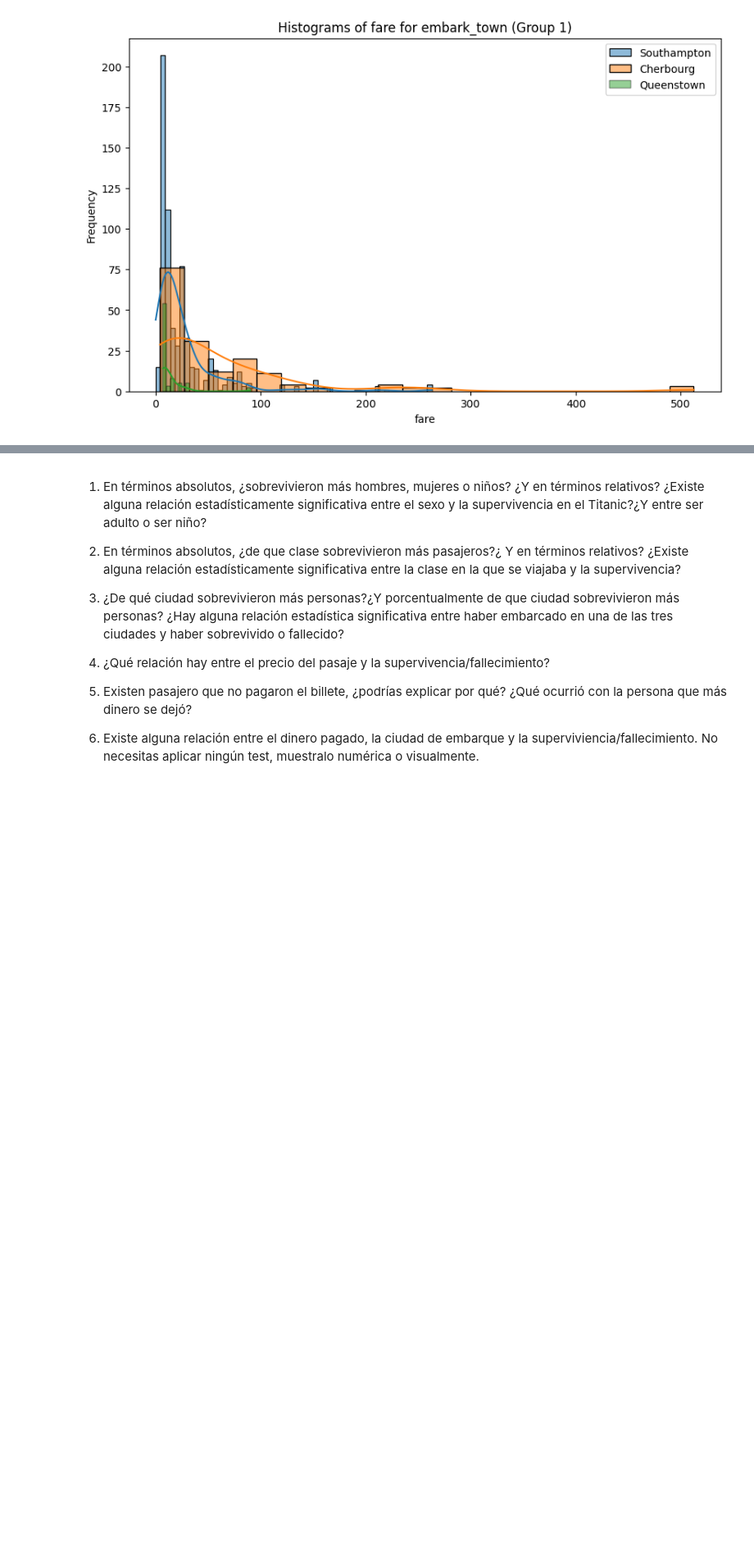
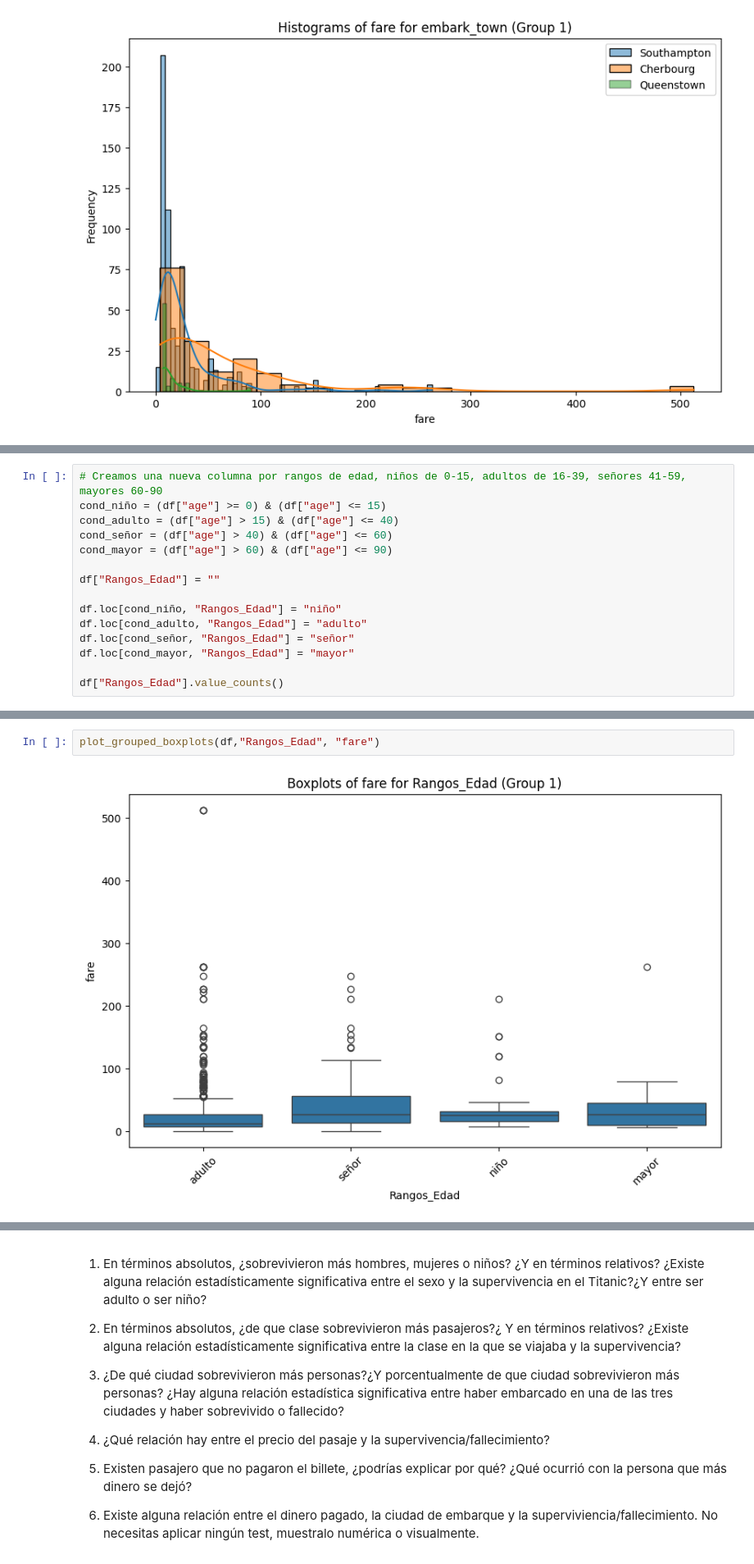
Before and after one commit to MartinAmez/ONLINE_DS_THEBRIDGE_MARTIN, a Jupyter notebook: Sprint 7 Analisis/Practica_Obligatoria/18_Practica_Obligatoria_Multivariante.ipynb, the cells around one changed output, grey strips where cells are left out. Shown at 82% size. Cells and saved outputs as stored; diff of their text form; blank space fills up the shorter version.

```diff
--- a/Sprint 7 Analisis/Practica_Obligatoria/18_Practica_Obligatoria_Multivariante.ipynb
+++ b/Sprint 7 Analisis/Practica_Obligatoria/18_Practica_Obligatoria_Multivariante.ipynb
@@ -350,0 +449,15 @@ plot_grouped_histograms(df,"embark_town","fare", group_size=5)
+# %%
+# Creamos una nueva columna por rangos de edad, niños de 0-15, adultos de 16-39, señores 41-59, mayores 60-90
+cond_niño = (df["age"] >= 0) & (df["age"] <= 15)
+cond_adulto = (df["age"] > 15) & (df["age"] <= 40)
+cond_señor = (df["age"] > 40) & (df["age"] <= 60)
+cond_mayor = (df["age"] > 60) & (df["age"] <= 90)
+
+df["Rangos_Edad"] = ""
+
+df.loc[cond_niño, "Rangos_Edad"] = "niño"
+df.loc[cond_adulto, "Rangos_Edad"] = "adulto"
+df.loc[cond_señor, "Rangos_Edad"] = "señor"
+df.loc[cond_mayor, "Rangos_Edad"] = "mayor"
+
+df["Rangos_Edad"].value_counts()
@@ -350,0 +491,4 @@ plot_grouped_histograms(df,"embark_town","fare", group_size=5)
+# %%
+plot_grouped_boxplots(df,"Rangos_Edad", "fare")
+# %% [output]
+[figure, added]
```
Also changed, not shown: parts of 39 cells of this notebook.
